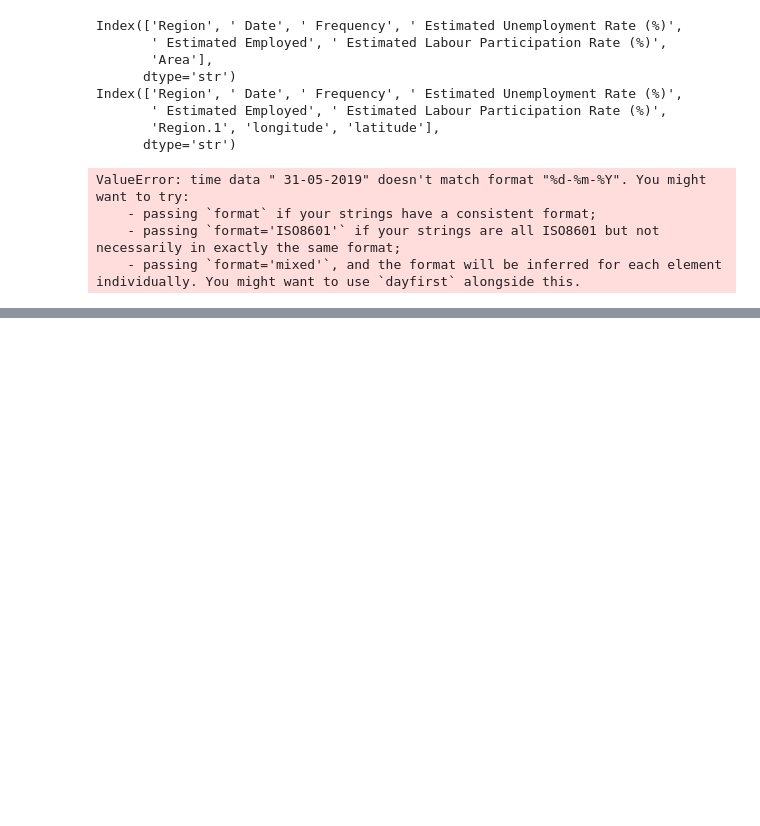
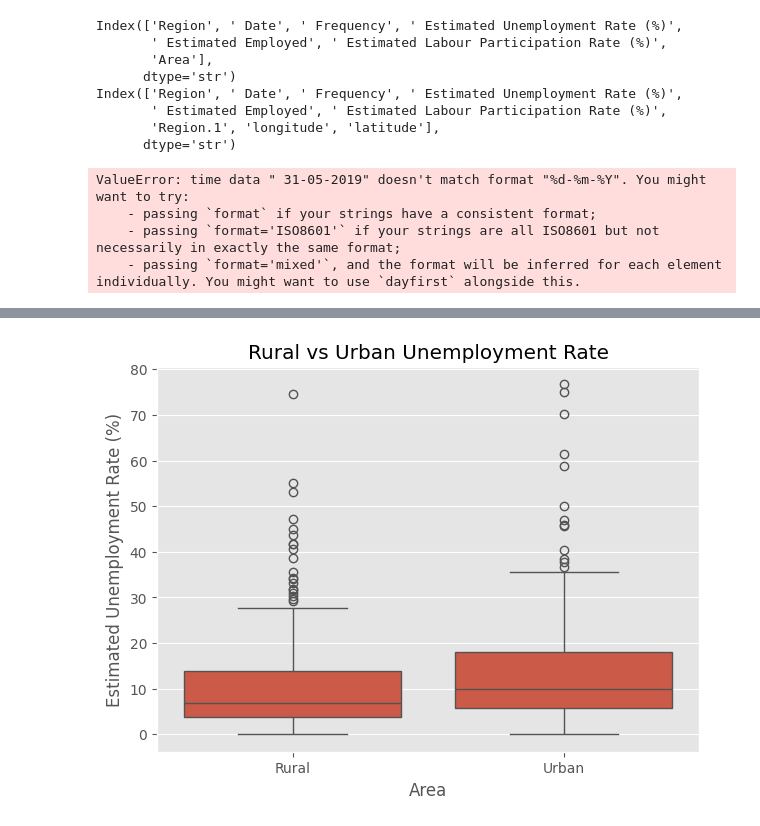
Before and after one commit to avneet965/CodeAlpha_Unemployement_Classification, a Jupyter notebook: unemployment_analysis.ipynb, the cells around one changed output, grey strips where cells are left out. Drawn from its saved outputs; the diff is of its cells as text; code cells hidden in the pictures; blank space fills up the shorter version.

```diff
--- a/unemployment_analysis.ipynb
+++ b/unemployment_analysis.ipynb
@@ -154,0 +276,18 @@ axis=1 (Columns / Horizontally): Sideways.
+# %%
+plt.figure(figsize=(7,5))
+
+sns.boxplot(
+    data=df1,
+    x="Area",
+    y="Estimated Unemployment Rate (%)"
+)
+
+plt.title("Rural vs Urban Unemployment Rate")
+
+plt.savefig("images/rural_vs_urban.png",
+            dpi=300,
+            bbox_inches="tight")
+
+plt.show()
+# %% [output]
+[figure, added]
```
Also changed, not shown: parts of 23 cells of this notebook, 1 other file.
